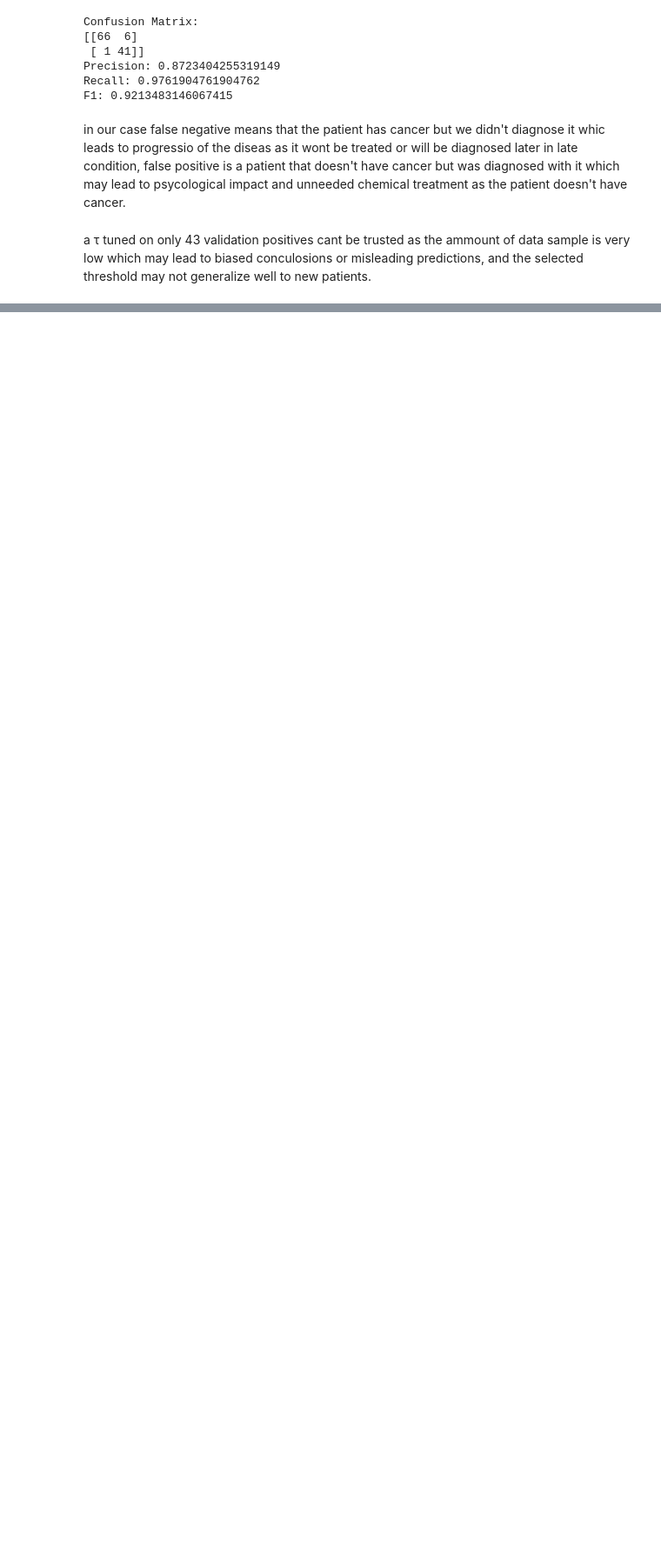
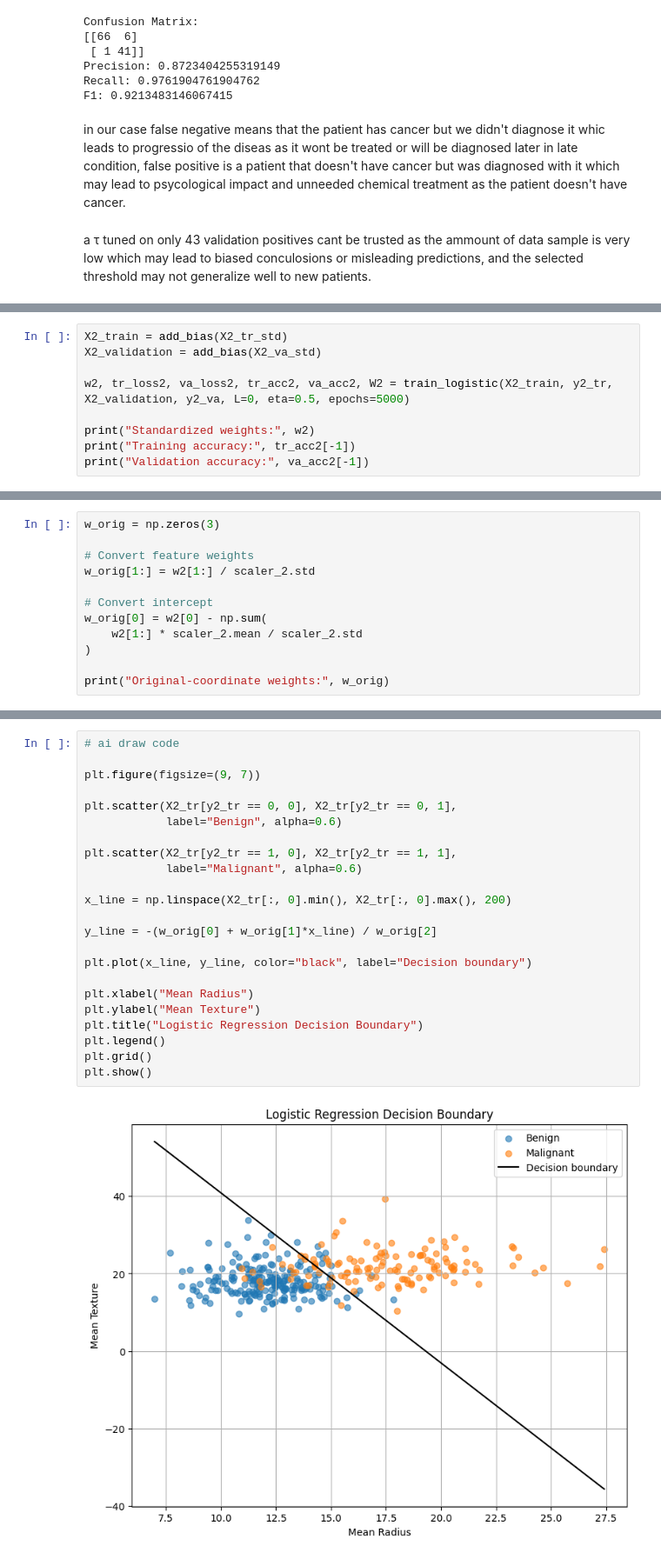
Before and after one commit to Ziad-Gebril/Linear-Models-and-Support-Vector-Machines, a Jupyter notebook: ML_assignment_2.ipynb, the cells around one changed output, grey strips where cells are left out. Shown at 87% size. Cells and saved outputs as stored; diff of their text form; blank space fills up the shorter version.

```diff
--- a/ML_assignment_2.ipynb
+++ b/ML_assignment_2.ipynb
@@ -1021,0 +1124,9 @@ a τ tuned on only 43 validation positives cant be trusted as the ammount of dat
+# %%
+X2_train = add_bias(X2_tr_std)
+X2_validation = add_bias(X2_va_std)
+
+w2, tr_loss2, va_loss2, tr_acc2, va_acc2, W2 = train_logistic(X2_train, y2_tr, X2_validation, y2_va, L=0, eta=0.5, epochs=5000)
+
+print("Standardized weights:", w2)
+print("Training accuracy:", tr_acc2[-1])
+print("Validation accuracy:", va_acc2[-1])
@@ -1021,0 +1137,12 @@ a τ tuned on only 43 validation positives cant be trusted as the ammount of dat
+# %%
+w_orig = np.zeros(3)
+
+# Convert feature weights
+w_orig[1:] = w2[1:] / scaler_2.std
+
+# Convert intercept
+w_orig[0] = w2[0] - np.sum(
+    w2[1:] * scaler_2.mean / scaler_2.std
+)
+
+print("Original-coordinate weights:", w_orig)
@@ -1021,0 +1151,25 @@ a τ tuned on only 43 validation positives cant be trusted as the ammount of dat
+# %%
+# ai draw code
+
+plt.figure(figsize=(9, 7))
+
+plt.scatter(X2_tr[y2_tr == 0, 0], X2_tr[y2_tr == 0, 1],
+            label="Benign", alpha=0.6)
+
+plt.scatter(X2_tr[y2_tr == 1, 0], X2_tr[y2_tr == 1, 1],
+            label="Malignant", alpha=0.6)
+
+x_line = np.linspace(X2_tr[:, 0].min(), X2_tr[:, 0].max(), 200)
+
+y_line = -(w_orig[0] + w_orig[1]*x_line) / w_orig[2]
+
+plt.plot(x_line, y_line, color="black", label="Decision boundary")
+
+plt.xlabel("Mean Radius")
+plt.ylabel("Mean Texture")
+plt.title("Logistic Regression Decision Boundary")
+plt.legend()
+plt.grid()
+plt.show()
+# %% [output]
+[figure, added]
```
Also changed, not shown: parts of 11 cells of this notebook.
